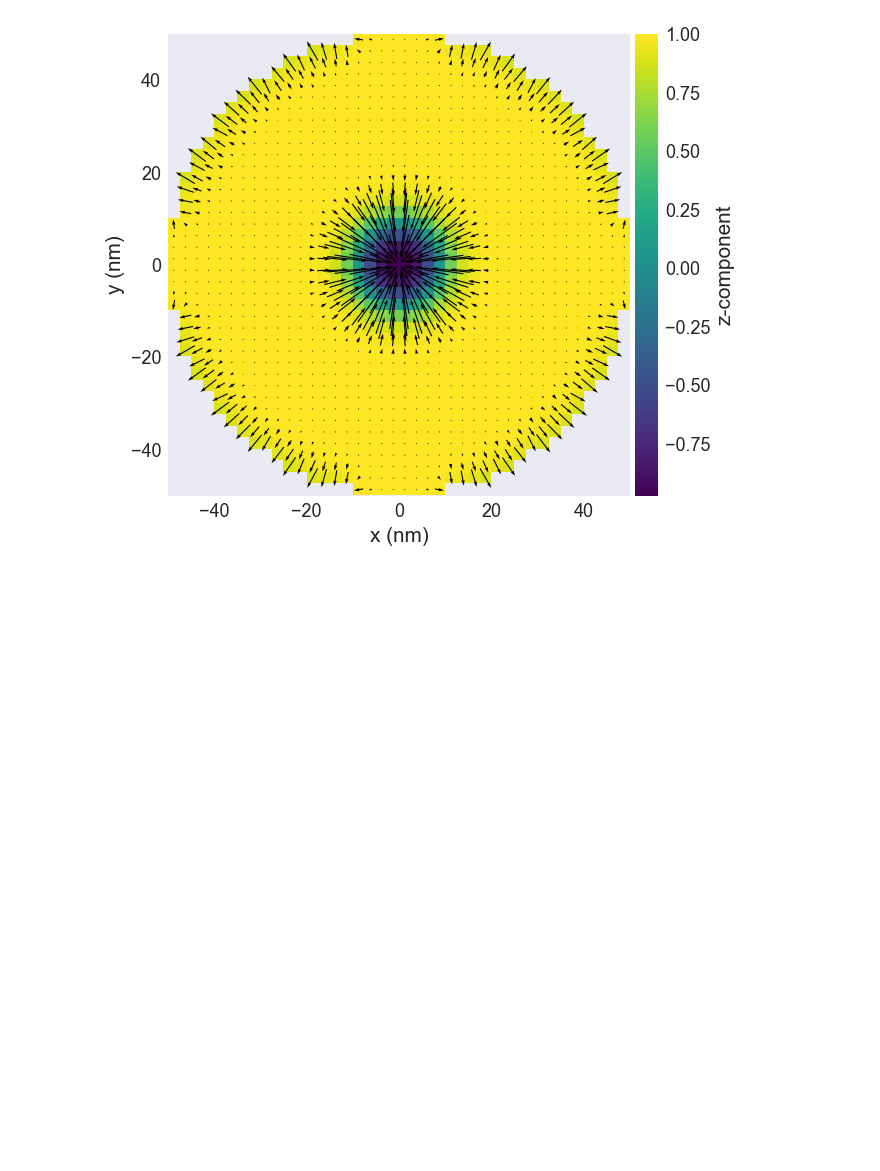
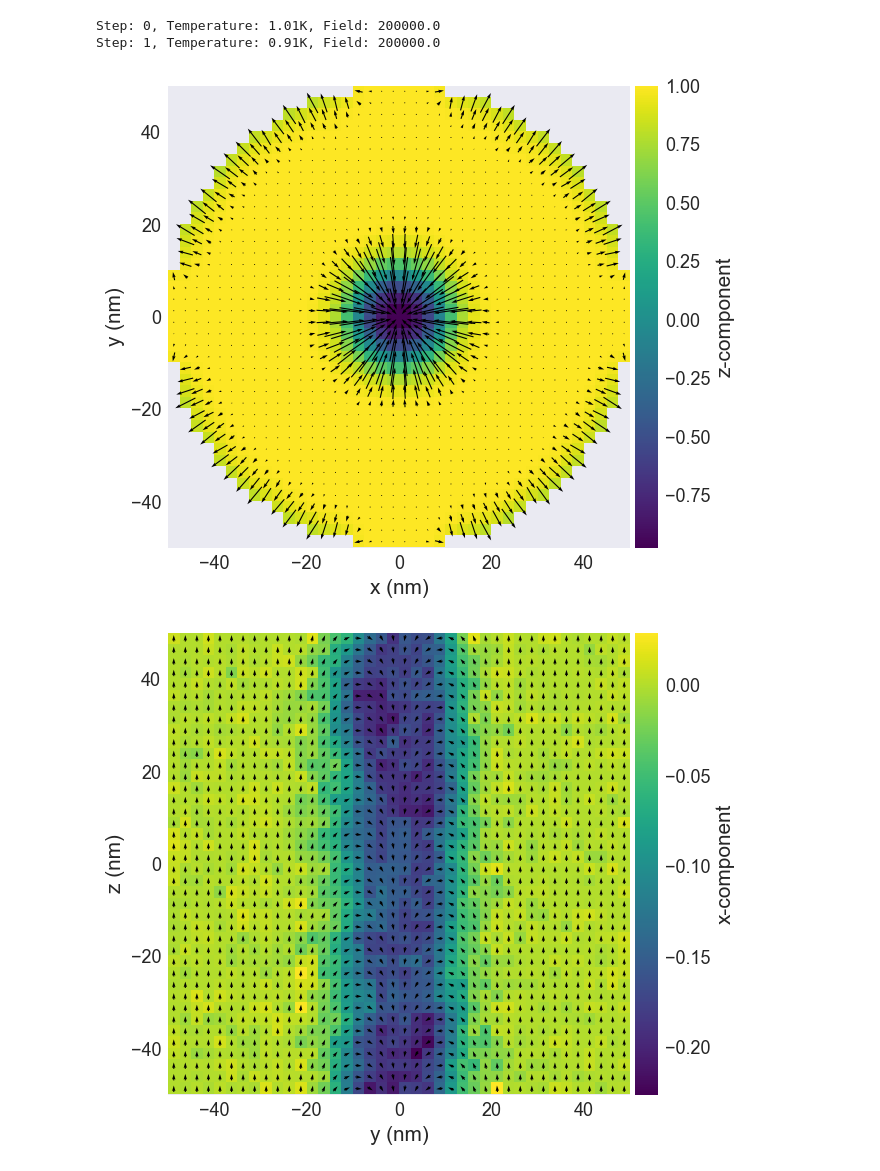
Before and after one commit to firestarx35/monte-carlo-micromagnetics, a Jupyter notebook: AntiSkyrminon_Juan_et_al.ipynb, the cells around one changed output. Cells and saved outputs as stored; diff of their text form; code cells hidden in the pictures; blank space fills up the shorter version.

```diff
--- a/AntiSkyrminon_Juan_et_al.ipynb
+++ b/AntiSkyrminon_Juan_et_al.ipynb
@@ -56,4 +108,13 @@ system.m.plane('x').mpl()
 # %%
 data = Grid(system, Ms=Ms)
+# %%
+schedule1 = {'type': 'FC', 'start_temp': 1.01, 'end_temp': 0.8, 'steps': 2}
+schedule2 = {'type': 'ZFC', 'start_temp': 10.01, 'end_temp': 0.01, 'end_field': [0, 0, -1], 'steps': 5}
+schedule3 = {'type': 'HFC', 'start_temp': 10.01, 'end_temp': 0.01, 'start_field': [0, 0, -1], 'end_field': [0, 0, 1], 'steps': 5}
+
+schedule4 = {'type': 'ZFC', 'start_temp': 10.01, 'end_temp': 0.01, 'start_field': [0, 0, -1], 'steps': 5}
+schedule5 = {'type': 'ZFC', 'start_temp': 10.01, 'end_temp': 0.01, 'start_field': [0, 0, 1], 'end_field': [0, 0, -1], 'steps': 10}
+schedule6 = {'type': 'HFC', 'start_temp': 10.01, 'end_temp': 0.01, 'start_field': [0,0,2e7], 'end_field': [0, 0, 0], 'steps': 10}
+schedule7 = {'type': 'HFC', 'start_temp': 10.01, 'end_temp': 0.01, 'start_field': [0, 0, -1], 'steps': 5}
 # %%
-mc = MCDrive(data)
+mc = MCDrive(data, energy_calc=3, schedule_name='Juan', schedule=schedule1)
@@ -62,4 +128,7 @@ mc.Drive()
-# %%
-mc.grid.system.m.plane('z').mpl()
-# %% [output]
-[figure, removed]
+# %%
+mc.drive(N=10000000, save=True, plot_z=True, plot_x=True)
+# %% [output]
+Step: 0, Temperature: 1.01K, Field: 200000.0
+Step: 1, Temperature: 0.91K, Field: 200000.0
+[figure, added]
+[figure, added]
```
Also changed, not shown: parts of 8 cells of this notebook, 7 other files.
